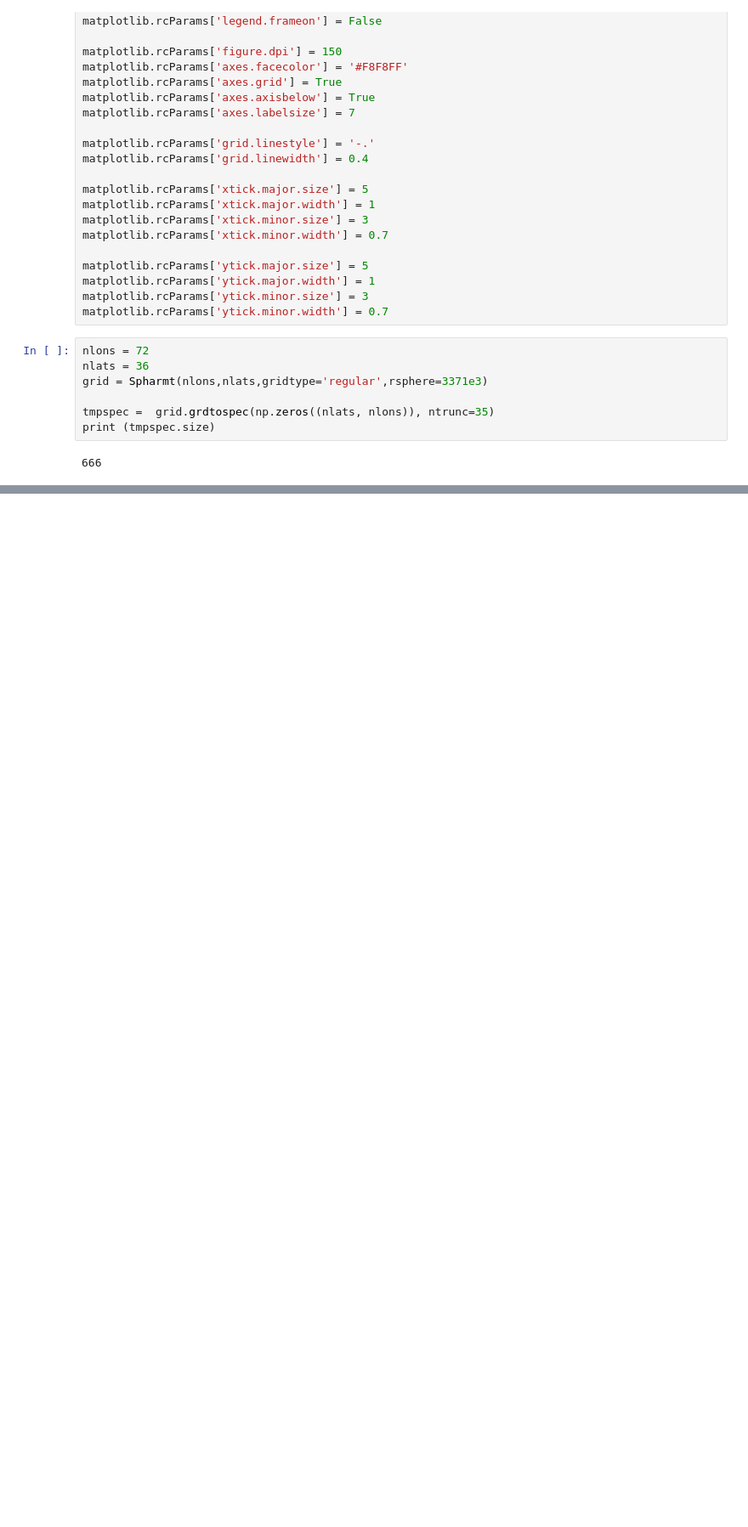
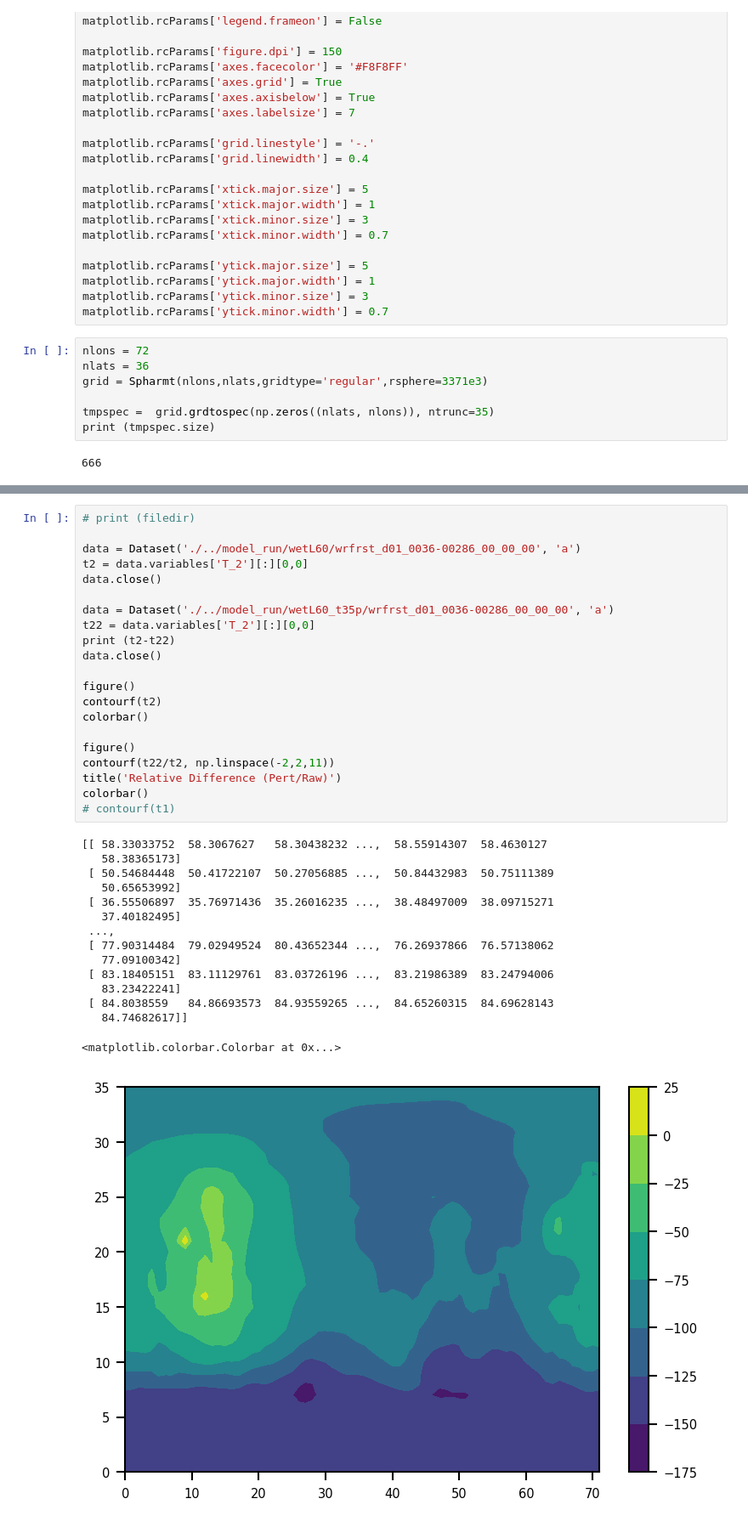
Before and after one commit to sokvisal/marswrf, a Jupyter notebook: tperturbation .ipynb, the cells around one changed output, grey strips where cells are left out. Shown: that part at 85% size. Drawn from its saved outputs; the diff is of its cells as text; blank space fills up the shorter version.

```diff
--- a/tperturbation .ipynb
+++ b/tperturbation .ipynb
@@ -217,0 +151,37 @@ Spharmt.grdtospec?
+# %%
+# print (filedir)
+
+data = Dataset('./../model_run/wetL60/wrfrst_d01_0036-00286_00_00_00', 'a')
+t2 = data.variables['T_2'][:][0,0]
+data.close()
+
+data = Dataset('./../model_run/wetL60_t35p/wrfrst_d01_0036-00286_00_00_00', 'a')
+t22 = data.variables['T_2'][:][0,0]
+print (t2-t22)
+data.close()
+
+figure()
+contourf(t2)
+colorbar()
+
+figure()
+contourf(t22/t2, np.linspace(-2,2,11))
+title('Relative Difference (Pert/Raw)')
+colorbar()
+# contourf(t1)
+# %% [output]
+[[ 58.33033752  58.3067627   58.30438232 ...,  58.55914307  58.4630127
+   58.38365173]
+ [ 50.54684448  50.41722107  50.27056885 ...,  50.84432983  50.75111389
+   50.65653992]
+ [ 36.55506897  35.76971436  35.26016235 ...,  38.48497009  38.09715271
+   37.40182495]
+ ...,
+ [ 77.90314484  79.02949524  80.43652344 ...,  76.26937866  76.57138062
+   77.09100342]
+ [ 83.18405151  83.11129761  83.03726196 ...,  83.21986389  83.24794006
+   83.23422241]
+ [ 84.8038559   84.86693573  84.93559265 ...,  84.65260315  84.69628143
+   84.74682617]]
+<matplotlib.colorbar.Colorbar at 0x...>
+[figure, added]
```
Also changed, not shown: parts of 5 cells of this notebook.
